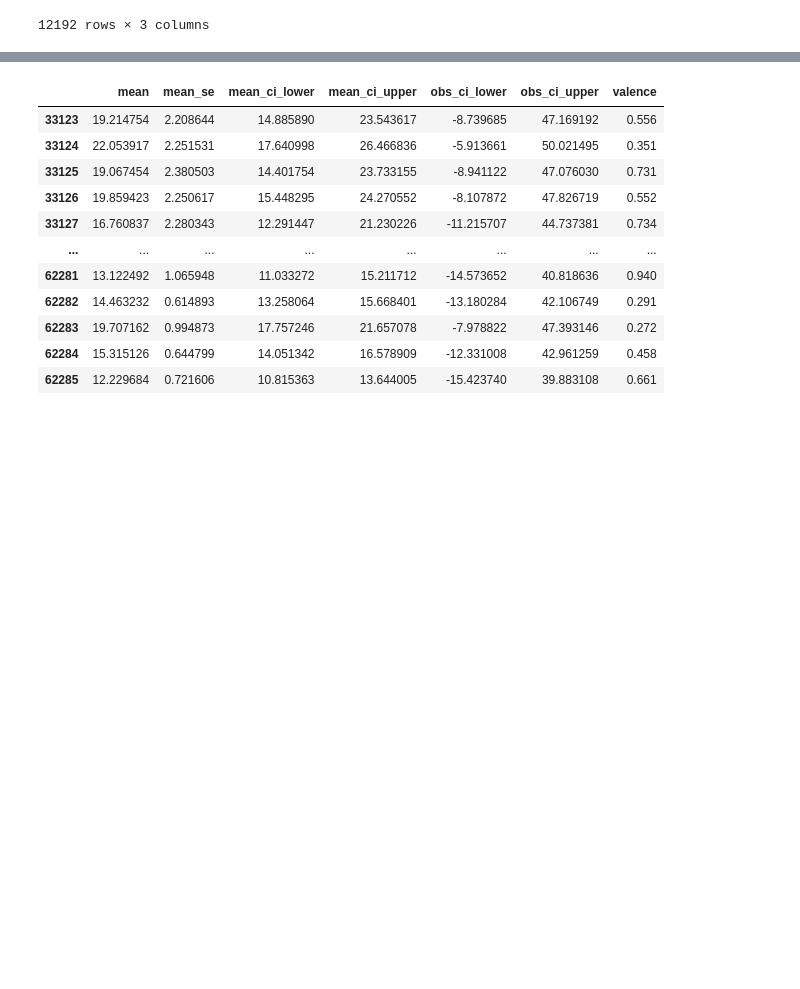
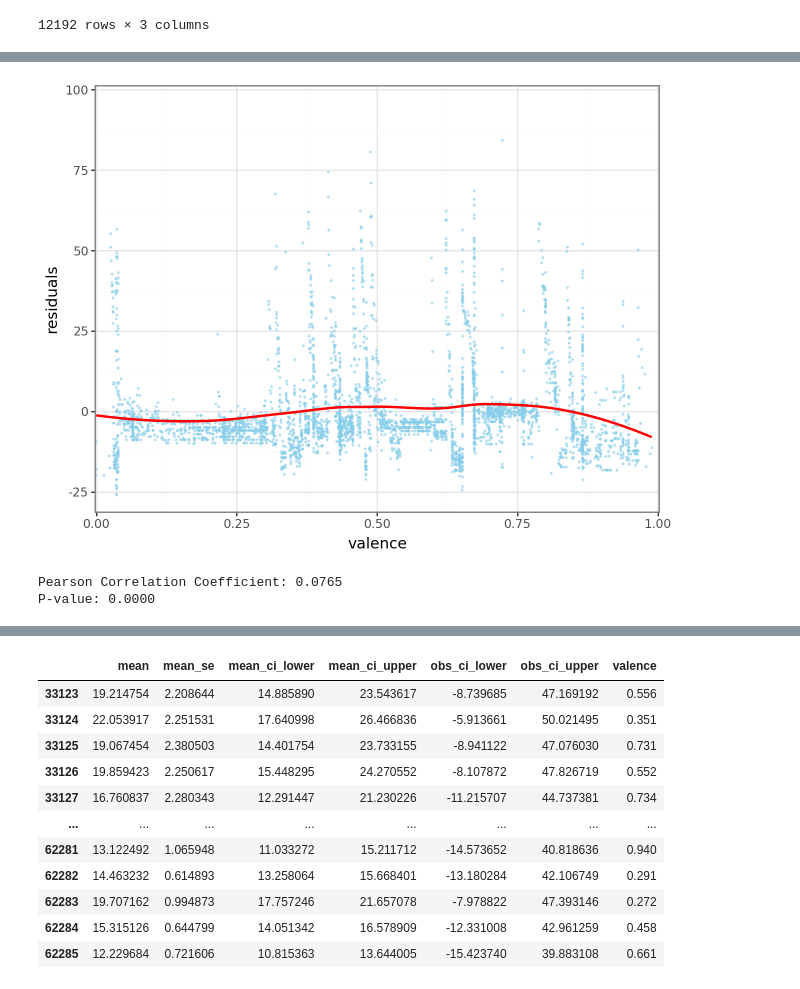
Before and after one commit to Anton21a/Data_Analysis, a Jupyter notebook: Assignment2.ipynb, the cells around one changed output, grey strips where cells are left out. Drawn from its saved outputs; the diff is of its cells as text; code cells hidden in the pictures; blank space fills up the shorter version.

```diff
--- a/Assignment2.ipynb
+++ b/Assignment2.ipynb
@@ -495,0 +503,26 @@ results_data['actual_values'] = data['popularity']
+# %%
+plot = (
+    ggplot(data=data)
+    + geom_point(aes(x = "valence", y = "residuals"), color="skyblue", size = 0.2, alpha = 0.5)
+    + geom_smooth(aes(x = 'valence', y = 'residuals'), method = "loess", color='red', se=False)
+    + expand_limits(x = 0.01, y = 0.01)
+    + scale_x_continuous(expand=(0.001, 0.001), limits=(0, 1))
+    + scale_y_continuous(
+        expand=(0.01, 0.01), limits=(-30, 100)
+    )
+    + labs(x="valence", y="residuals")
+    + theme_bw()
+)
+plot
+# %% [output]
+[figure, added]
+# %%
+from scipy.stats import pearsonr, spearmanr
+
+corr_pearson, p_value_pearson = pearsonr(data['valence'], data['residuals'])
+
+print(f"Pearson Correlation Coefficient: {corr_pearson:.4f}")
+print(f"P-value: {p_value_pearson:.4f}")
+# %% [output]
+Pearson Correlation Coefficient: 0.0765
+P-value: 0.0000
```
Also changed, not shown: parts of 6 cells of this notebook, 1 other file.
